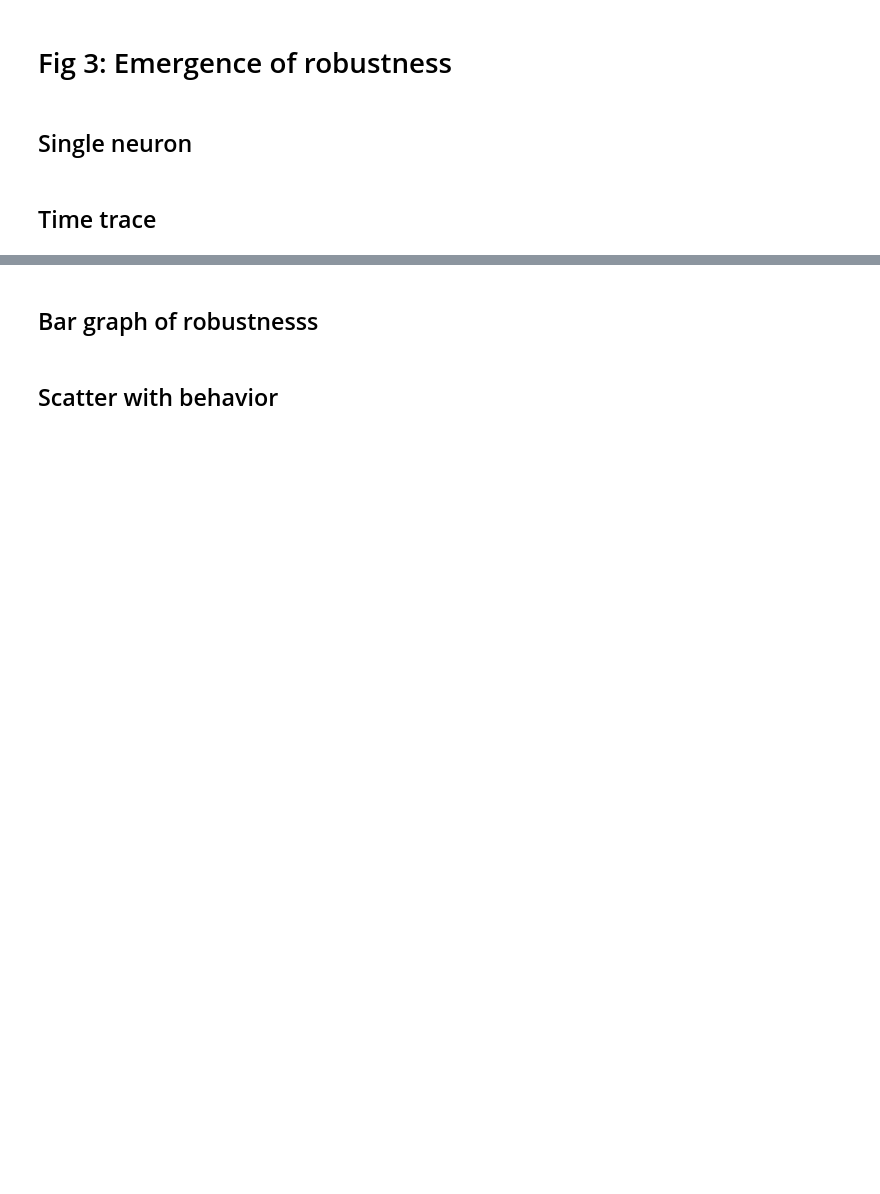
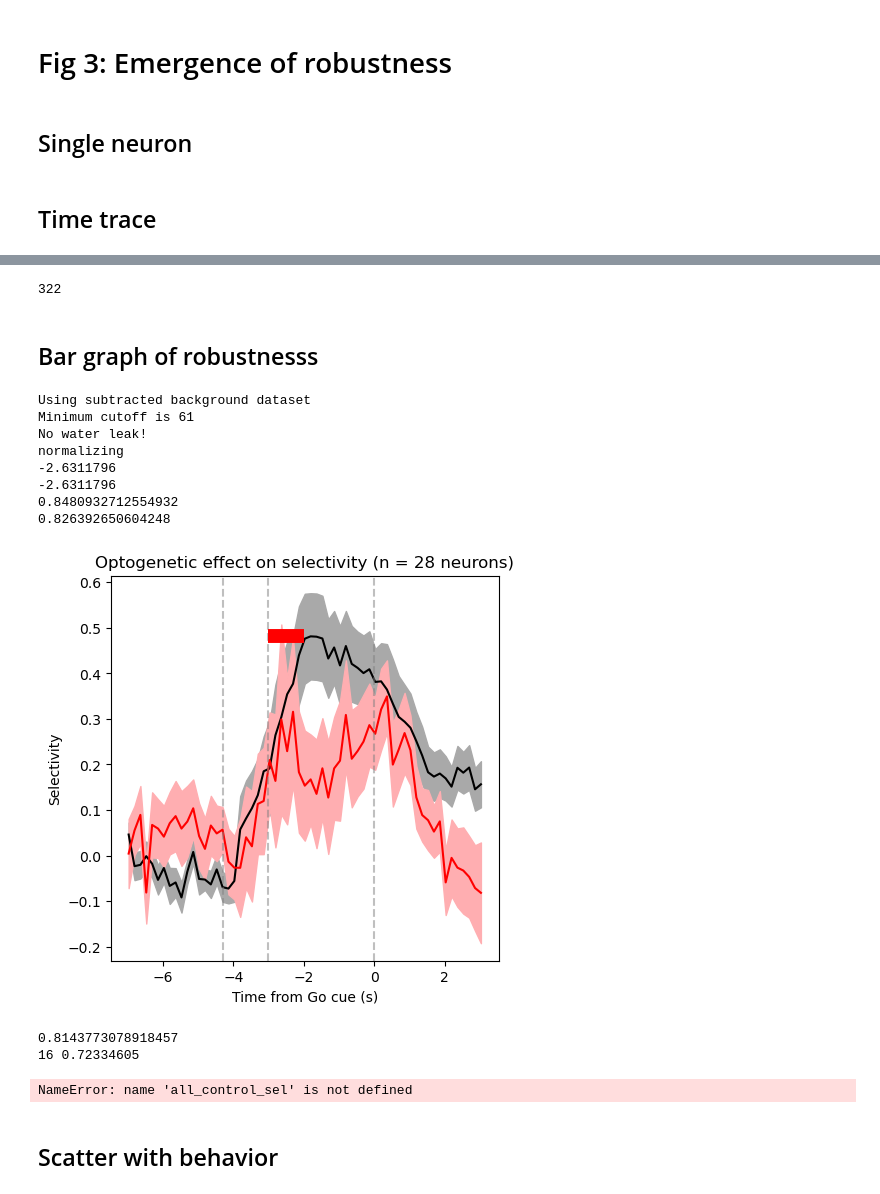
Before and after one commit to catherinewang99/2pimagingAnalysis, a Jupyter notebook: fig-3.ipynb, the cells around one changed output, grey strips where cells are left out. Drawn from its saved outputs; the diff is of its cells as text; code cells hidden in the pictures; blank space fills up the shorter version.

```diff
--- a/fig-3.ipynb
+++ b/fig-3.ipynb
@@ -372,3 +523,7 @@ normalizing
+# %%
+num_neurons
+# %% [output]
+322
 # %% [markdown]
 ## Bar graph of robustnesss
 # %%
@@ -436,7 +591,7 @@ all_paths = [[    r'F:\data\BAYLORCW032\python\2023_10_05',
             r'H:\data\BAYLORCW046\python\2024_06_26',
 
             ]]
-
+by_FOV=True
 naive_sel_recovery,learning_sel_recovery,expert_sel_recovery = [],[],[]
 all_recovery = []
 for st, paths in enumerate(all_paths[1:]): # For each stage of training
@@ -485,21 +640,21 @@ for st, paths in enumerate(all_paths[1:]): # For each stage of training
         print(num_neurons_selective, fov_selectivity)
 
         # if num_neurons_selective > 3 and fov_selectivity > 0.3 or st == 0:
-        if True:
+        # if True:
 
-            if by_FOV:
-                all_control_sel = np.vstack((all_control_sel, np.mean(control_sel, axis=0)))
-                all_opto_sel = np.vstack((all_opto_sel, np.mean(opto_sel, axis=0)))
-            else:
-                all_control_sel = np.vstack((all_control_sel, control_sel))
-                all_opto_sel = np.vstack((all_opto_sel, opto_sel))
-            num_neurons += num_neurons_selective
+        #     if by_FOV:
+        #         all_control_sel = np.vstack((all_control_sel, np.mean(control_sel, axis=0)))
+        #         all_opto_sel = np.vstack((all_opto_sel, np.mean(opto_sel, axis=0)))
+        #     else:
+        #         all_control_sel = np.vstack((all_control_sel, control_sel))
+        #         all_opto_sel = np.vstack((all_opto_sel, opto_sel))
+        #     num_neurons += num_neurons_selective
 
 
 
             # if temp > 0 and temp < 1: # Exclude values based on Chen et al method guidelines
-            if True:
-                recovery += [temp]
+        if True:
+            recovery += [temp]
 
     all_recovery += [recovery]
 
@@ -513,32 +668,45 @@ plt.xticks(range(3), ['Naive', 'Learning', 'Expert'])
 plt.ylabel('Robustness')
 # for i in range(len(all_recovery[0])):
 #     plt.plot([0,1], [all_recovery[0][i], all_recovery[1][i]], color='grey', alpha=0.3)
 #     plt.plot([1,2], [all_recovery[1][i], all_recovery[2][i]], color='grey', alpha=0.3)
 # plt.ylim(0,1.1)
 # plt.savefig(r'F:\data\Fig 3\updated_modularity_bargraph_updated.pdf')
 
 plt.show()
 
 
 #only show learning and expert
 
 plt.bar(range(2), [np.mean(a) for a in all_recovery[1:]])
 # plt.scatter(np.zeros(len(all_recovery[0])), all_recovery[0])
 plt.scatter(np.ones(len(all_recovery[1]))-1, all_recovery[1])
 plt.scatter(np.ones(len(all_recovery[2])), all_recovery[2])
 for i in range(len(all_recovery[1])):
     plt.plot([0,1], [all_recovery[1][i], all_recovery[2][i]], color='grey', alpha=0.3)
 plt.xticks(range(2), ['Learning', 'Expert'])
 plt.ylabel('Modularity')
 # plt.ylim(bottom=0)
 # plt.savefig(r'F:\data\Fig 3\updated_modularity_bargraph_leaexp.pdf')
 
 plt.show()
 
 # Add t-test:
 
 tstat, p_val = scipy.stats.ttest_ind(all_recovery[1], all_recovery[2], equal_var=False, permutations = np.inf, alternative='less')
 tstat, p_val = scipy.stats.ttest_rel(all_recovery[1], all_recovery[2])
 print("mod diff p-value: ", p_val)
+# %% [output]
+Using subtracted background dataset
+Minimum cutoff is 61
+No water leak!
+normalizing
+-2.6311796
+-2.6311796
+0.8480932712554932
+0.826392650604248
+[figure, added]
+0.8143773078918457
+16 0.72334605
+NameError: name 'all_control_sel' is not defined
 # %% [markdown]
 ## Scatter with behavior
```
Also changed, not shown: parts of 19 cells of this notebook, 4 other files.
